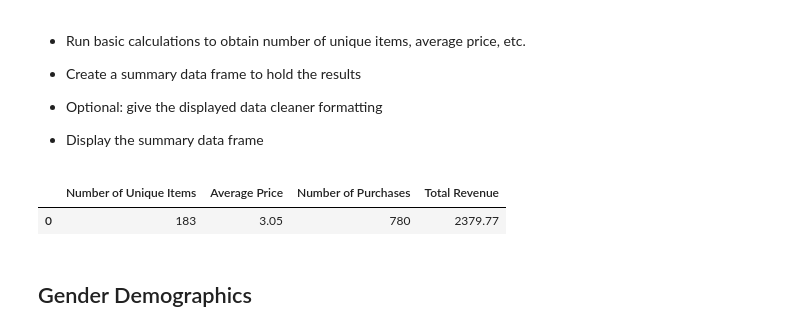
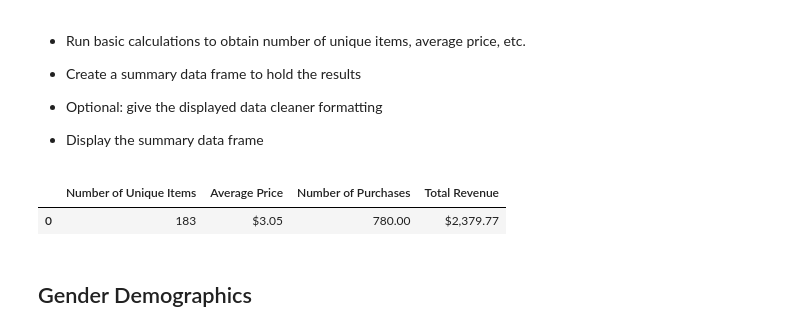
Before and after one commit to njulapalli/Pandas-Homework, a Jupyter notebook: HeroesOfPymoli/HeroesOfPymoli_starter.ipynb, the cells around one changed output. Drawn from its saved outputs; the diff is of its cells as text; code cells hidden in the pictures.

```diff
--- a/HeroesOfPymoli/HeroesOfPymoli_starter.ipynb
+++ b/HeroesOfPymoli/HeroesOfPymoli_starter.ipynb
@@ -67,20 +67,20 @@ frame_df
 # %%
 Unique_items = purchase_data['Item ID'].unique()
 Average_Price = purchase_data['Price'].mean()
 Number_of_Purchases = purchase_data['Purchase ID'].size
 Total_Revenue = purchase_data['Price'].sum()
 Analysis_df = pd.DataFrame({
     "Number of Unique Items": [Unique_items.size],
      "Average Price": [Average_Price],
      "Number of Purchases": [Number_of_Purchases],
      "Total Revenue": [Total_Revenue]
 
 })
 
-Analysis_df.style.format({'Average Price':"{:,.2f}", 'Average Price':"{:,.2f}", 'Average Price':"{:,.2f}", })
+Analysis_df.style.format({'Average Price':"${:,.2f}", 'Number of Purchases':"{:,.2f}", 'Total Revenue':"${:,.2f}", })
 # %% [output]
 |  | Number of Unique Items | Average Price | Number of Purchases | Total Revenue |
-| 0 | 183 | 3.05 | 780 | 2379.77 |
+| 0 | 183 | $3.05 | 780.00 | $2,379.77 |
 # %% [markdown]
 ## Gender Demographics
 # %% [markdown]
```
